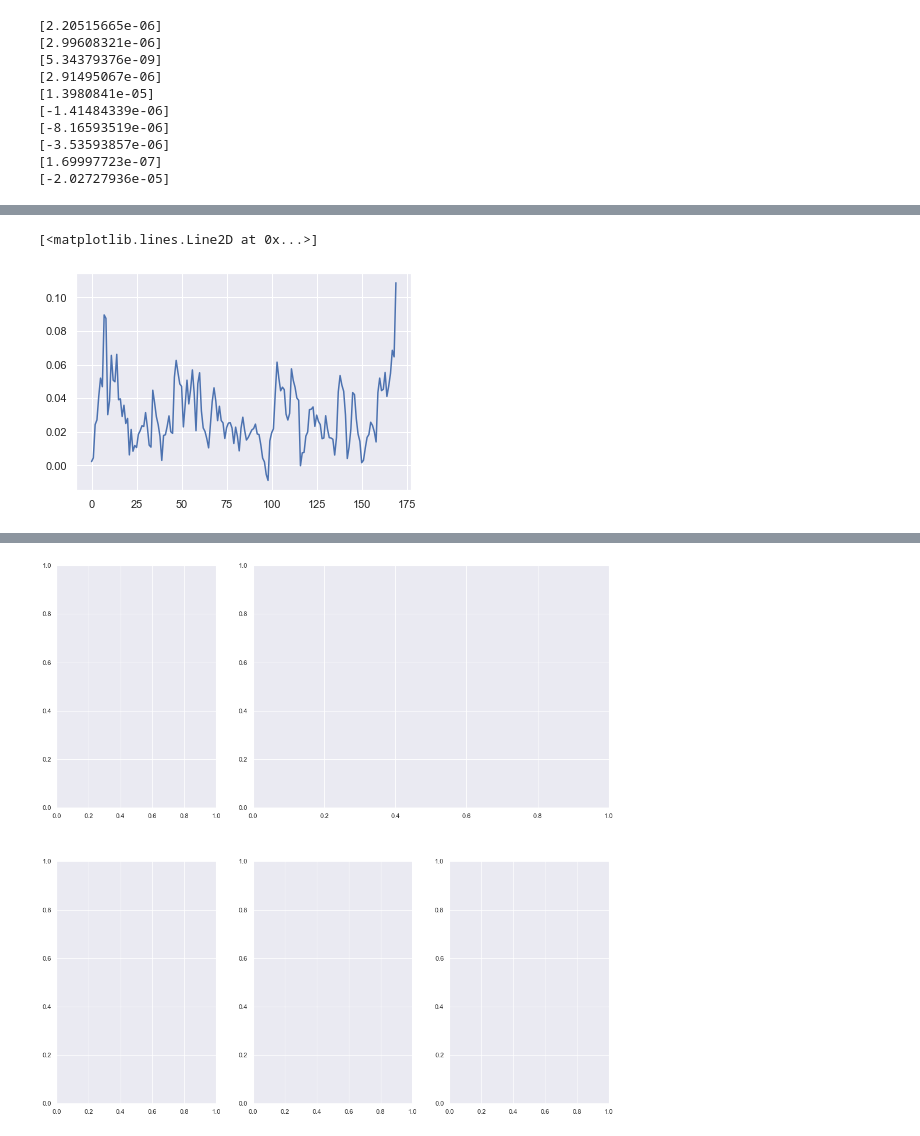
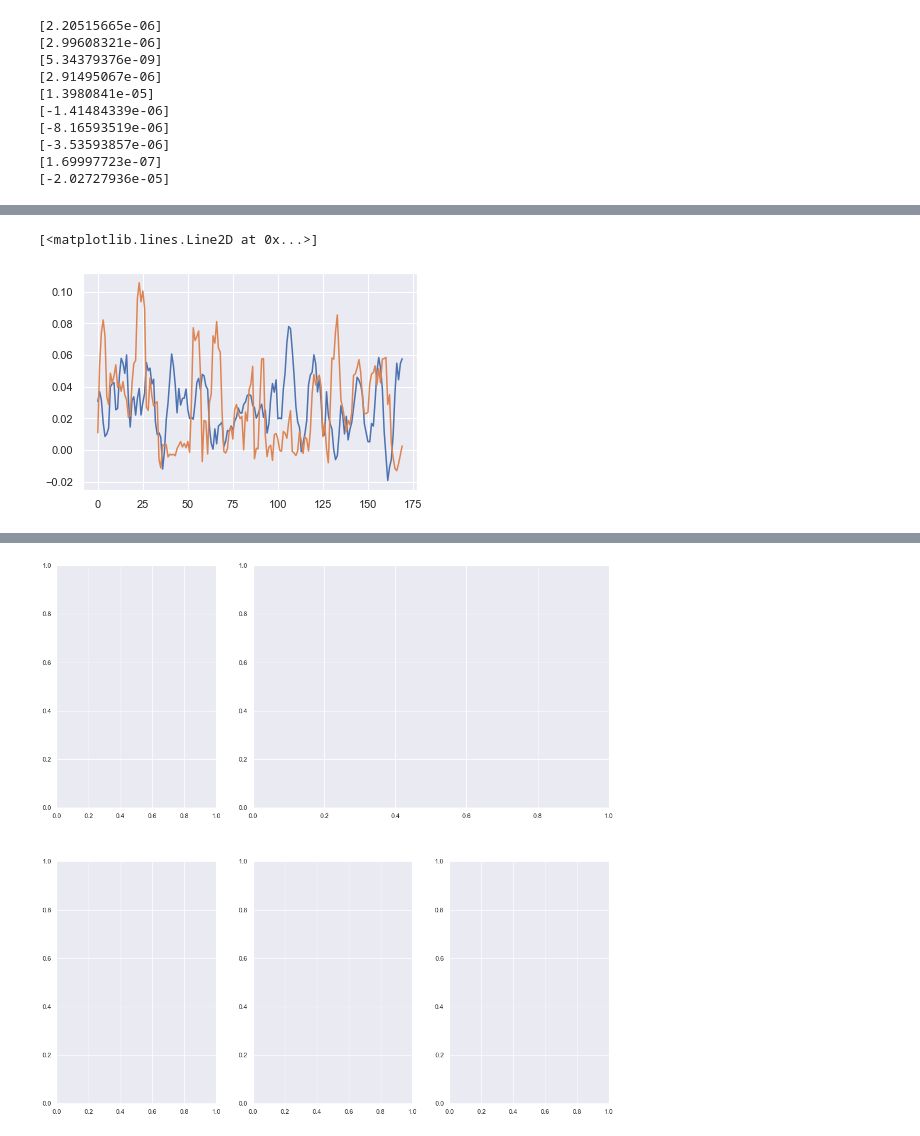
Before and after one commit to venkateshness/Internship_HBN, a Jupyter notebook: filtered_ipynbs/Big_Daddy_latest.ipynb, the cells around one changed output, grey strips where cells are left out. Cells and saved outputs as stored; diff of their text form; code cells hidden in the pictures.

```diff
--- a/filtered_ipynbs/Big_Daddy_latest.ipynb
+++ b/filtered_ipynbs/Big_Daddy_latest.ipynb
@@ -681,5 +706,8 @@ for i in range(5):
-# %%
-plt.plot((isc_results[1]))
-# %% [output]
-[<matplotlib.lines.Line2D at 0x...>]
-[figure, removed]
+# %%
+import seaborn as sns
+sns.set_theme()
+plt.plot((isc_results[0]))
+plt.plot((isc_result_scalp[0]))
+# %% [output]
+[<matplotlib.lines.Line2D at 0x...>]
+[figure, added]
```
Also changed, not shown: parts of 12 cells of this notebook, 2 other files.
